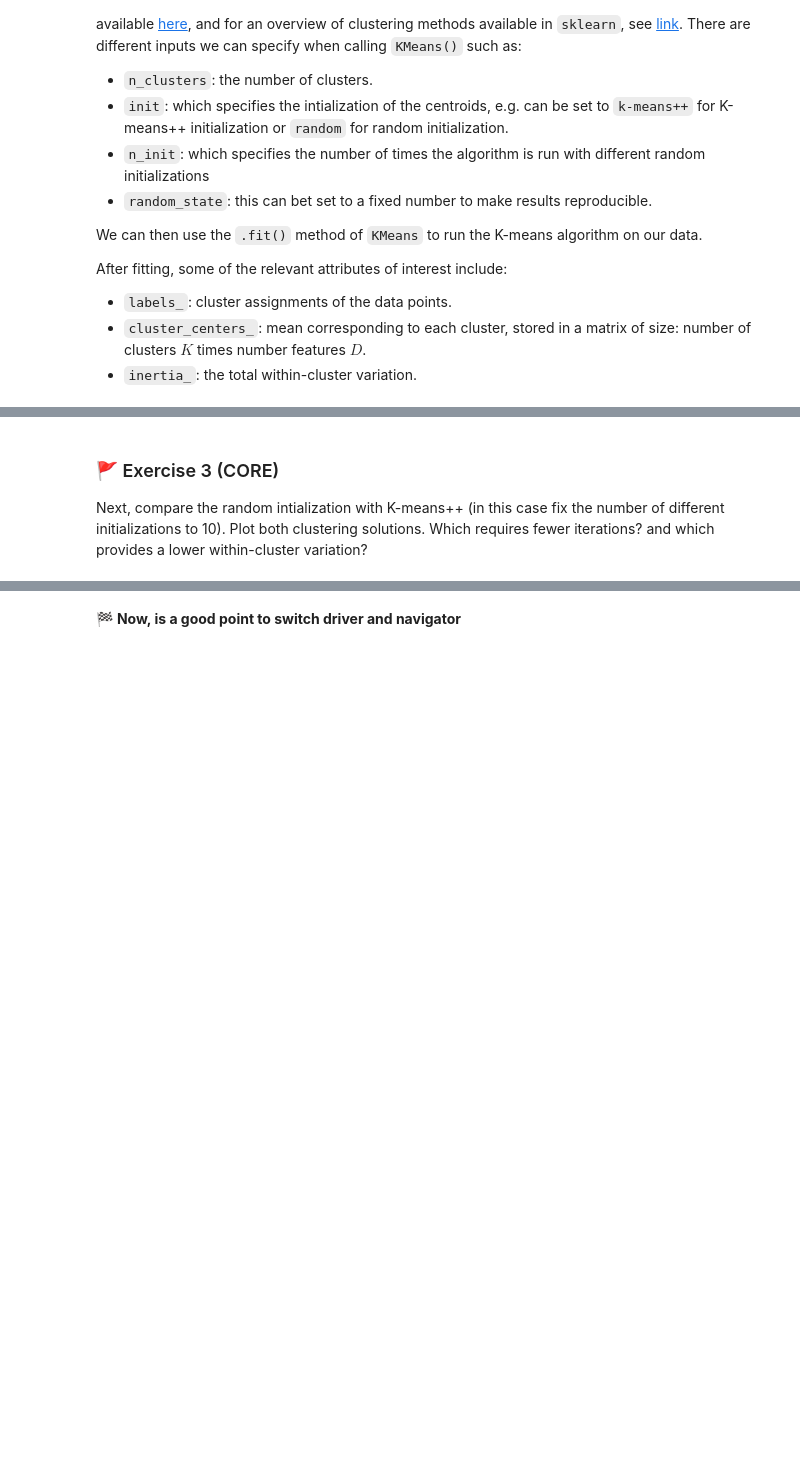
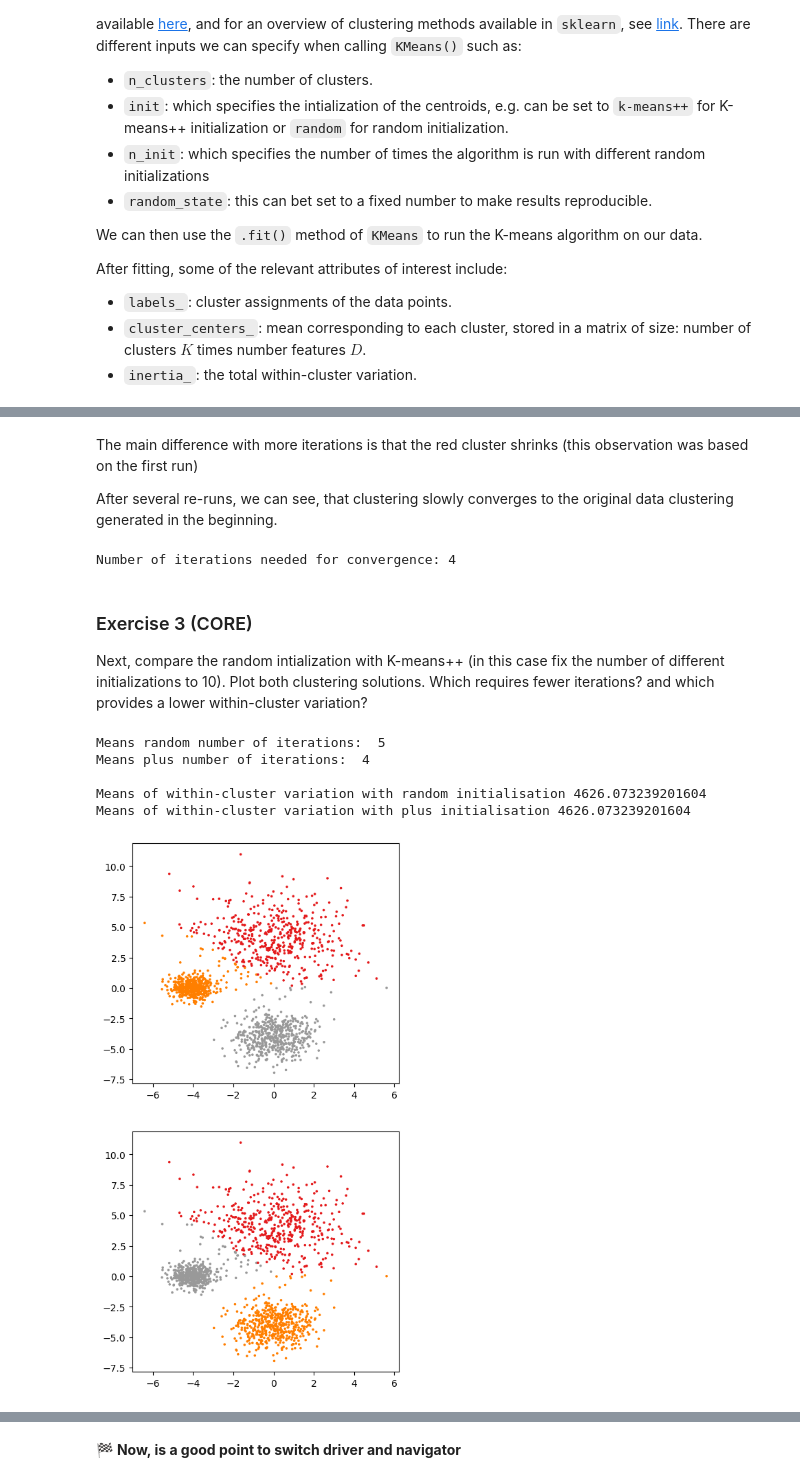
Before and after one commit to nikitajegorovs/MLiP, a Jupyter notebook: mlp_week03.ipynb, the cells around one changed output, grey strips where cells are left out. Drawn from its saved outputs; the diff is of its cells as text; code cells hidden in the pictures; blank space fills up the shorter version.

```diff
--- a/mlp_week03.ipynb
+++ b/mlp_week03.ipynb
@@ -116,4 +135,44 @@ c) How many iterations are needed for the convergence?
+# %% [markdown]
+The main difference with more iterations is that the red cluster shrinks (this observation was based on the first run)
+
+After several re-runs, we can see, that clustering slowly converges to the original data clustering generated in the beginning.
+# %%
+# Part c
+
+Kmeans_obj = KMeans(3, init = 'random', n_init = 1,  random_state = 2)
+labels_plus = Kmeans_obj.fit_predict(X)
+print("Number of iterations needed for convergence:", Kmeans_obj.n_iter_)
+# %% [output]
+Number of iterations needed for convergence: 4
 # %% [markdown]
-### 🚩 Exercise 3 (CORE)
+###  Exercise 3 (CORE)
 
 Next, compare the random intialization with K-means++ (in this case fix the number of different initializations to 10). Plot both clustering solutions. Which requires fewer iterations? and which provides a lower within-cluster variation?
+# %%
+
+fig, axs = plt.subplots(2, figsize = (5,10))
+
+#perform clustering and plot results with random initialisation
+Krandom = KMeans(3, init = 'random', n_init = 10, random_state = 2)
+labels_random = Krandom.fit_predict(X)
+axs[0].scatter(X[:,0], X[:,1], c = labels_random, s=2.5, cmap='Set1')
+
+#perform clustering and plot results with k-means++ initialisation
+Kplus = KMeans(3, init = 'k-means++', n_init = 10, random_state = 2)
+labels_plus = Kplus.fit_predict(X)
+axs[1].scatter(X[:,0], X[:,1], c = labels_plus, s=2.5, cmap='Set1')
+
+
+
+print('Means random number of iterations: ',Krandom.n_iter_)
+print('Means plus number of iterations: ', Kplus.n_iter_)
+print()
+print('Means of within-cluster variation with random initialisation', Krandom.inertia_)
+print('Means of within-cluster variation with plus initialisation', Kplus.inertia_)
+# %% [output]
+Means random number of iterations:  5
+Means plus number of iterations:  4
+
+Means of within-cluster variation with random initialisation 4626.073239201604
+Means of within-cluster variation with plus initialisation 4626.073239201604
+[figure, added]
```
Also changed, not shown: parts of 33 cells of this notebook.
